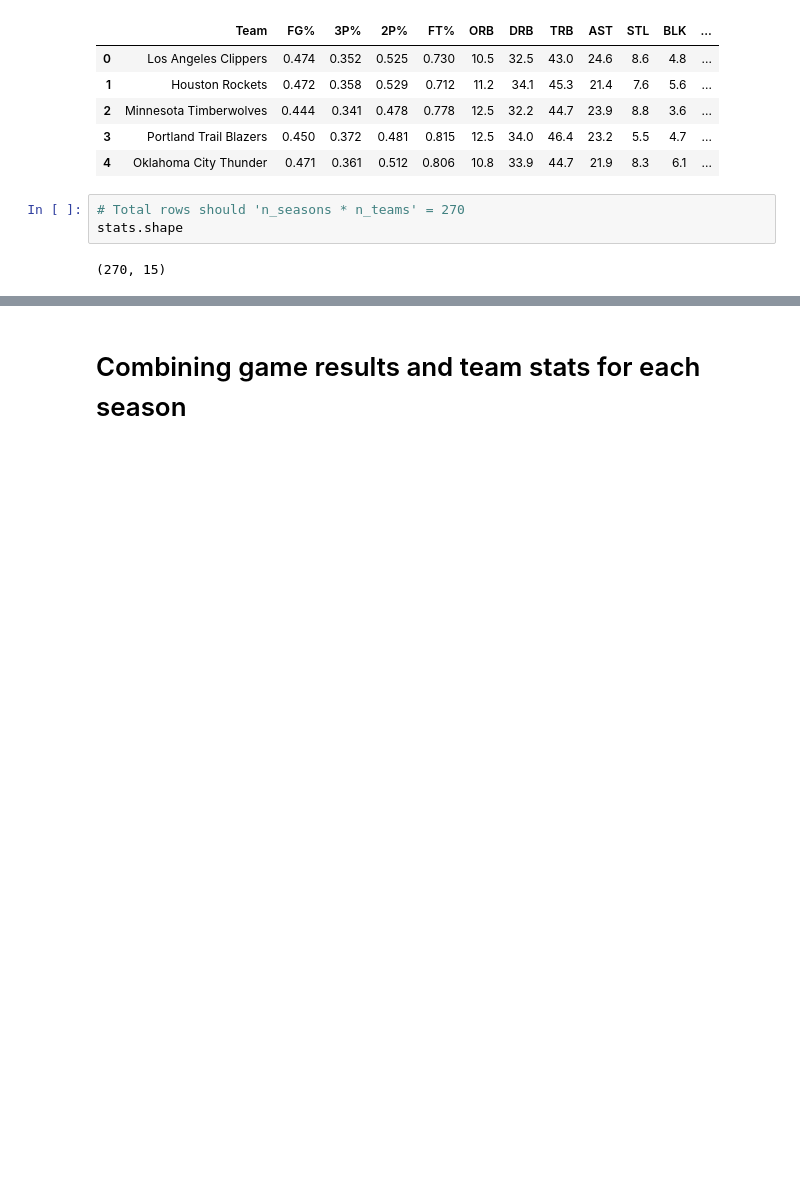
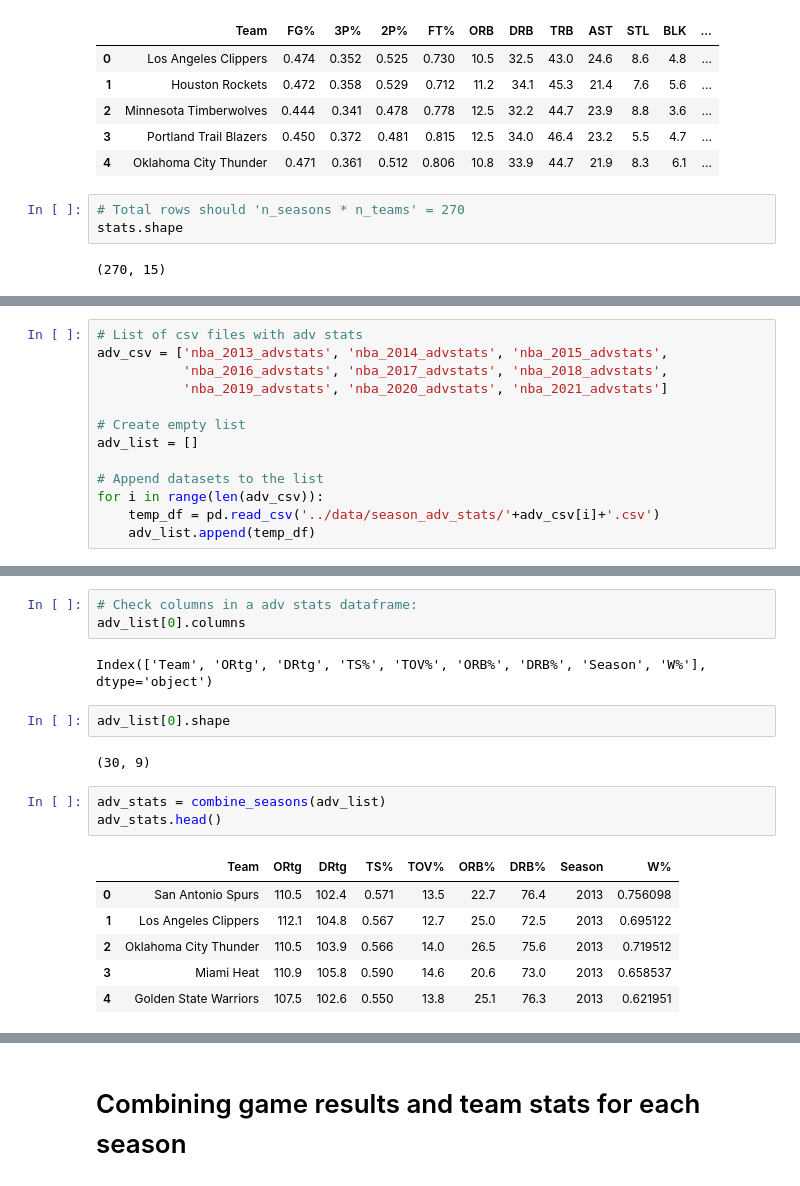
Before and after one commit to edubf22/nba-games, a Jupyter notebook: notebooks/data-preparation.ipynb, the cells around one changed output, grey strips where cells are left out. Cells and saved outputs as stored; diff of their text form; blank space fills up the shorter version.

```diff
--- a/notebooks/data-preparation.ipynb
+++ b/notebooks/data-preparation.ipynb
@@ -358,0 +308,13 @@ stats.shape
+# %%
+# List of csv files with adv stats
+adv_csv = ['nba_2013_advstats', 'nba_2014_advstats', 'nba_2015_advstats',
+           'nba_2016_advstats', 'nba_2017_advstats', 'nba_2018_advstats',
+           'nba_2019_advstats', 'nba_2020_advstats', 'nba_2021_advstats']
+
+# Create empty list
+adv_list = []
+
+# Append datasets to the list
+for i in range(len(adv_csv)):
+    temp_df = pd.read_csv('../data/season_adv_stats/'+adv_csv[i]+'.csv')
+    adv_list.append(temp_df)
@@ -358,0 +364,19 @@ stats.shape
+# %%
+# Check columns in a adv stats dataframe:
+adv_list[0].columns
+# %% [output]
+Index(['Team', 'ORtg', 'DRtg', 'TS%', 'TOV%', 'ORB%', 'DRB%', 'Season', 'W%'], dtype='object')
+# %%
+adv_list[0].shape
+# %% [output]
+(30, 9)
+# %%
+adv_stats = combine_seasons(adv_list)
+adv_stats.head()
+# %% [output]
+|  | Team | ORtg | DRtg | TS% | TOV% | ORB% | DRB% | Season | W% |
+| 0 | San Antonio Spurs | 110.5 | 102.4 | 0.571 | 13.5 | 22.7 | 76.4 | 2013 | 0.756098 |
+| 1 | Los Angeles Clippers | 112.1 | 104.8 | 0.567 | 12.7 | 25.0 | 72.5 | 2013 | 0.695122 |
+| 2 | Oklahoma City Thunder | 110.5 | 103.9 | 0.566 | 14.0 | 26.5 | 75.6 | 2013 | 0.719512 |
+| 3 | Miami Heat | 110.9 | 105.8 | 0.590 | 14.6 | 20.6 | 73.0 | 2013 | 0.658537 |
+| 4 | Golden State Warriors | 107.5 | 102.6 | 0.550 | 13.8 | 25.1 | 76.3 | 2013 | 0.621951 |
```
Also changed, not shown: parts of 56 cells of this notebook.
